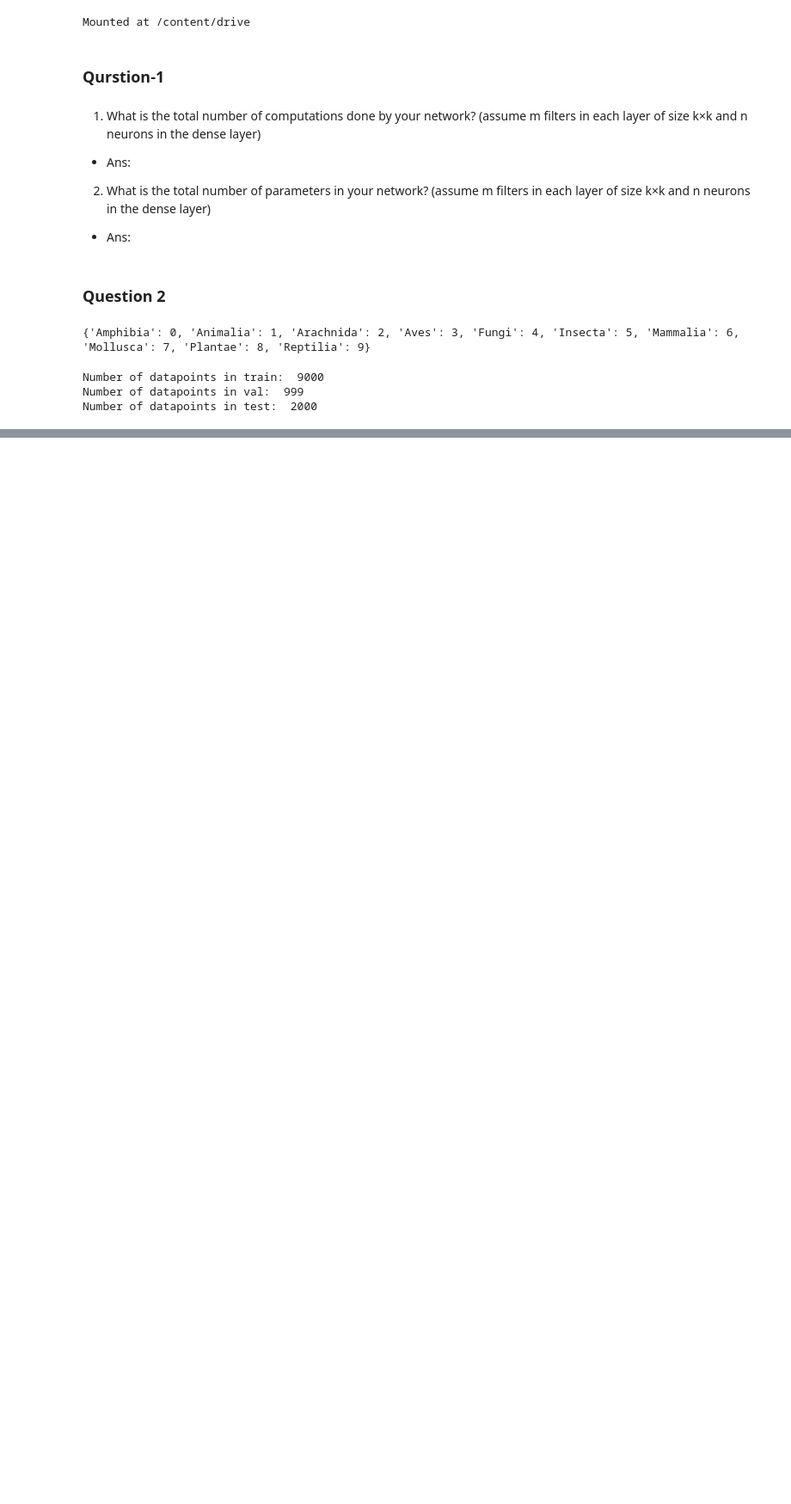
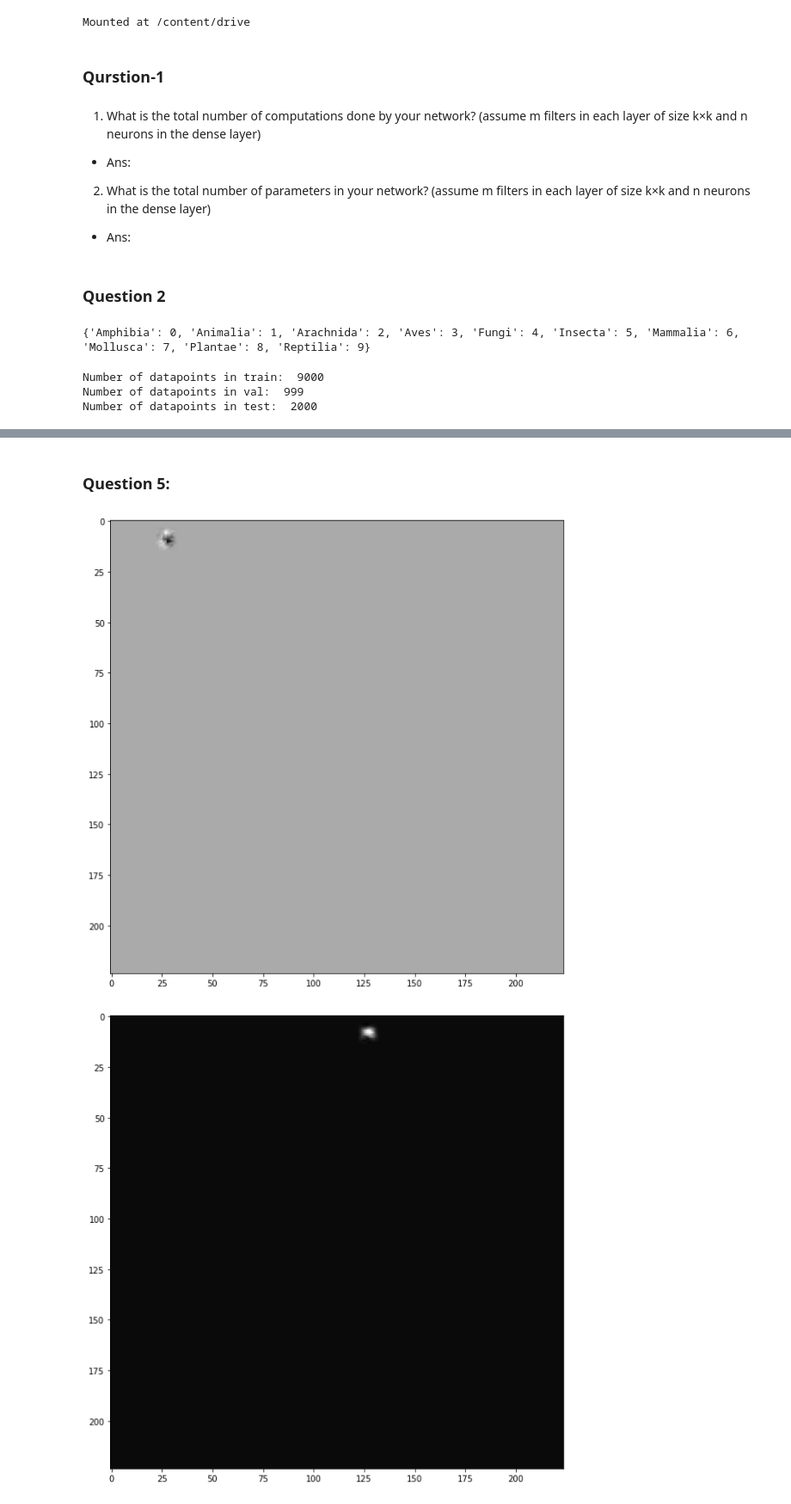
Before and after one commit to akansh12/CS6910_Assignment, a Jupyter notebook: Part_A_Akansh.ipynb, the cells around one changed output, grey strips where cells are left out. Shown: that part at 86% size. Drawn from its saved outputs; the diff is of its cells as text; code cells hidden in the pictures; blank space fills up the shorter version.

```diff
--- a/Part_A_Akansh.ipynb
+++ b/Part_A_Akansh.ipynb
@@ -94,7 +94,7 @@ class conv_net(nn.Module):
     return x
 # %%
 params = {"input_shape": (3,224,224),
-          "num_filters": [8,16,32,64,128],
+          "num_filters": [32,32,64,64,128],
           "filter_size":[3,3,3,3,3],
           "activation_functions": [nn.functional.relu]*6,
           "dense_neurons": 128,
@@ -157,9 +157,9 @@ Number of datapoints in train:  9000
 Number of datapoints in val:  999
 Number of datapoints in test:  2000
 # %%
-train_dl = DataLoader(train_ds, batch_size=32, shuffle=True)
-val_dl = DataLoader(val_ds, batch_size=64, shuffle=False)
-test_dl = DataLoader(test_data, batch_size=64, shuffle=False)
+train_dl = DataLoader(train_ds, batch_size=32, shuffle=True, num_workers=2)
+val_dl = DataLoader(val_ds, batch_size=64, shuffle=False, num_workers=2)
+test_dl = DataLoader(test_data, batch_size=64, shuffle=False, num_workers=2)
 # %%
 def accuracy(y_pred,y_true):
     y_pred = torch.exp(y_pred)
@@ -272,2 +307,0 @@ training(model, train_params)
-# %%
-model.load_state_dict(torch.load("/content/model.pth")['model_state_dict'])
@@ -320,0 +360,59 @@ for i in range(n_row):
+# %% [markdown]
+### Question 5:
+# %%
+def guided_prop(coord, model,path2image):
+  rnd_image = preprocess_image(path2image).to(device)
+
+  def relu_hook_function(module, grad_in, grad_out):
+      if isinstance(module, torch.nn.ReLU):
+          return (torch.clamp(grad_in[0], min=0.),)
+
+  def prep_output(img_tensor):
+    invTrans = torchvision.transforms.Compose([ torchvision.transforms.Normalize(mean = [ 0., 0., 0. ],
+                                                    std = [ 1/0.229, 1/0.224, 1/0.225 ]),
+                            torchvision.transforms.Normalize(mean = [ -0.485, -0.456, -0.406 ],
+                                                    std = [ 1., 1., 1. ]),
+                            ])
+    out = invTrans(img_tensor)[0]
+    out = out.detach().numpy().transpose(1, 2, 0)
+    return out
+
+  def norm_flat_image(img):
+    grads_norm = prep_output(img)
+    grads_norm = grads_norm[:,:,0]+ grads_norm[:,:,1]+ grads_norm[:,:,2]
+
+    grads_norm = (grads_norm - np.min(grads_norm))/ (np.max(grads_norm)- np.min(grads_norm))
+    return grads_norm
+
+
+  for i, module in enumerate(model.modules()):
+      if isinstance(module, torch.nn.ReLU):
+          print(model.named_modules())
+          module.register_backward_hook(relu_hook_function)
+
+  rnd_image.requires_grad = True
+
+  results = [conv_layers[0](rnd_image)]
+  for i in range(1, len(conv_layers)):
+      results.append(conv_layers[i](results[-1]))
+
+  ### Random node in CONV 5:
+  results[-1][coord].backward()
+
+  grads = rnd_image.grad
+  grads = grads.cpu()
+
+
+  return norm_flat_image(grads)
+
+
+#
+coord = [(0,22,4,22), (0,3,4,122), (0,4,6,22), (0,42,23,2), (0,41,24,75), (0,18,127,22), (0,0,105,2), (0,3,112,2), (0,24,173,2), (0,118,112,7)]
+
+for i in coord:
+  a = guided_prop(i, model, "/content/drive/MyDrive/inaturalist_12K/val/Animalia/016125d0354a1fc95ed911c85ddec844.jpg")
+  plt.figure(figsize =(10,10))
+  plt.imshow(a, cmap = "gray")
+# %% [output]
+[figure, added]
+[figure, added]
```
Also changed, not shown: parts of 7 cells of this notebook.
